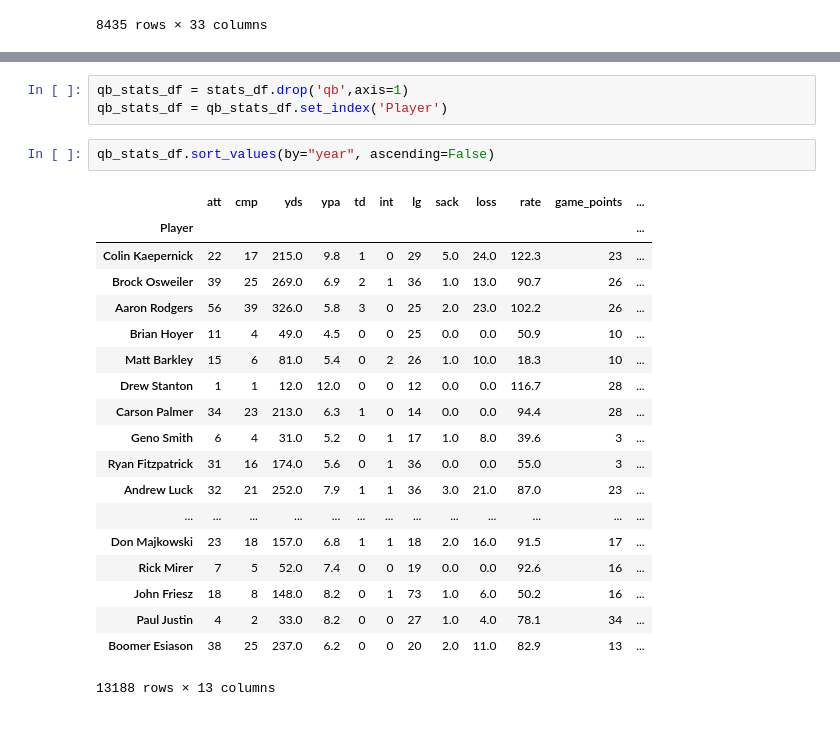
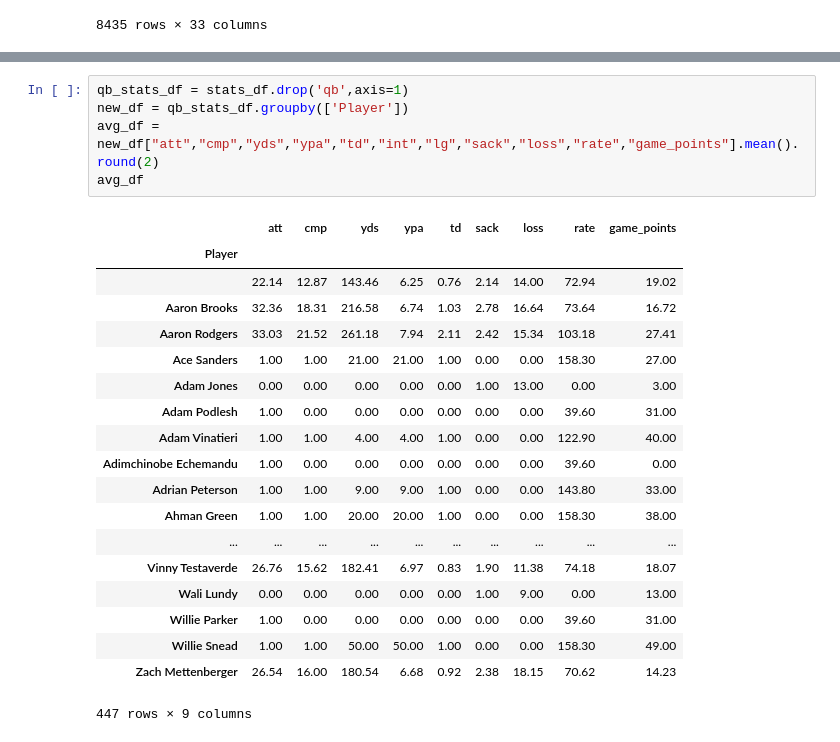
Before and after one commit to Ryanj535/NFL-ETL, a Jupyter notebook: NFL_ETL_KH.ipynb, the cells around one changed output, grey strips where cells are left out. Drawn from its saved outputs; the diff is of its cells as text.

```diff
--- a/NFL_ETL_KH.ipynb
+++ b/NFL_ETL_KH.ipynb
@@ -84,25 +89,25 @@ stats_df.head()
-# %%
-qb_stats_df = stats_df.drop('qb',axis=1)
-qb_stats_df = qb_stats_df.set_index('Player')
-# %%
-qb_stats_df.sort_values(by="year", ascending=False)
-# %% [output]
-|  | att | cmp | yds | ypa | td | int | lg | sack | loss | rate | game_points | ... |
-| Player |  |  |  |  |  |  |  |  |  |  |  | ... |
-| Colin Kaepernick | 22 | 17 | 215.0 | 9.8 | 1 | 0 | 29 | 5.0 | 24.0 | 122.3 | 23 | ... |
-| Brock Osweiler | 39 | 25 | 269.0 | 6.9 | 2 | 1 | 36 | 1.0 | 13.0 | 90.7 | 26 | ... |
-| Aaron Rodgers | 56 | 39 | 326.0 | 5.8 | 3 | 0 | 25 | 2.0 | 23.0 | 102.2 | 26 | ... |
-| Brian Hoyer | 11 | 4 | 49.0 | 4.5 | 0 | 0 | 25 | 0.0 | 0.0 | 50.9 | 10 | ... |
-| Matt Barkley | 15 | 6 | 81.0 | 5.4 | 0 | 2 | 26 | 1.0 | 10.0 | 18.3 | 10 | ... |
-| Drew Stanton | 1 | 1 | 12.0 | 12.0 | 0 | 0 | 12 | 0.0 | 0.0 | 116.7 | 28 | ... |
-| Carson Palmer | 34 | 23 | 213.0 | 6.3 | 1 | 0 | 14 | 0.0 | 0.0 | 94.4 | 28 | ... |
-| Geno Smith | 6 | 4 | 31.0 | 5.2 | 0 | 1 | 17 | 1.0 | 8.0 | 39.6 | 3 | ... |
-| Ryan Fitzpatrick | 31 | 16 | 174.0 | 5.6 | 0 | 1 | 36 | 0.0 | 0.0 | 55.0 | 3 | ... |
-| Andrew Luck | 32 | 21 | 252.0 | 7.9 | 1 | 1 | 36 | 3.0 | 21.0 | 87.0 | 23 | ... |
-| ... | ... | ... | ... | ... | ... | ... | ... | ... | ... | ... | ... | ... |
-| Don Majkowski | 23 | 18 | 157.0 | 6.8 | 1 | 1 | 18 | 2.0 | 16.0 | 91.5 | 17 | ... |
-| Rick Mirer | 7 | 5 | 52.0 | 7.4 | 0 | 0 | 19 | 0.0 | 0.0 | 92.6 | 16 | ... |
-| John Friesz | 18 | 8 | 148.0 | 8.2 | 0 | 1 | 73 | 1.0 | 6.0 | 50.2 | 16 | ... |
-| Paul Justin | 4 | 2 | 33.0 | 8.2 | 0 | 0 | 27 | 1.0 | 4.0 | 78.1 | 34 | ... |
-| Boomer Esiason | 38 | 25 | 237.0 | 6.2 | 0 | 0 | 20 | 2.0 | 11.0 | 82.9 | 13 | ... |
-13188 rows × 13 columns
+# %%
+qb_stats_df = stats_df.drop('qb',axis=1)
+new_df = qb_stats_df.groupby(['Player'])
+avg_df = new_df["att","cmp","yds","ypa","td","int","lg","sack","loss","rate","game_points"].mean().round(2)
+avg_df
+# %% [output]
+|  | att | cmp | yds | ypa | td | sack | loss | rate | game_points |
+| Player |  |  |  |  |  |  |  |  |  |
+|  | 22.14 | 12.87 | 143.46 | 6.25 | 0.76 | 2.14 | 14.00 | 72.94 | 19.02 |
+| Aaron Brooks | 32.36 | 18.31 | 216.58 | 6.74 | 1.03 | 2.78 | 16.64 | 73.64 | 16.72 |
+| Aaron Rodgers | 33.03 | 21.52 | 261.18 | 7.94 | 2.11 | 2.42 | 15.34 | 103.18 | 27.41 |
+| Ace Sanders | 1.00 | 1.00 | 21.00 | 21.00 | 1.00 | 0.00 | 0.00 | 158.30 | 27.00 |
+| Adam Jones | 0.00 | 0.00 | 0.00 | 0.00 | 0.00 | 1.00 | 13.00 | 0.00 | 3.00 |
+| Adam Podlesh | 1.00 | 0.00 | 0.00 | 0.00 | 0.00 | 0.00 | 0.00 | 39.60 | 31.00 |
+| Adam Vinatieri | 1.00 | 1.00 | 4.00 | 4.00 | 1.00 | 0.00 | 0.00 | 122.90 | 40.00 |
+| Adimchinobe Echemandu | 1.00 | 0.00 | 0.00 | 0.00 | 0.00 | 0.00 | 0.00 | 39.60 | 0.00 |
+| Adrian Peterson | 1.00 | 1.00 | 9.00 | 9.00 | 1.00 | 0.00 | 0.00 | 143.80 | 33.00 |
+| Ahman Green | 1.00 | 1.00 | 20.00 | 20.00 | 1.00 | 0.00 | 0.00 | 158.30 | 38.00 |
+| ... | ... | ... | ... | ... | ... | ... | ... | ... | ... |
+| Vinny Testaverde | 26.76 | 15.62 | 182.41 | 6.97 | 0.83 | 1.90 | 11.38 | 74.18 | 18.07 |
+| Wali Lundy | 0.00 | 0.00 | 0.00 | 0.00 | 0.00 | 1.00 | 9.00 | 0.00 | 13.00 |
+| Willie Parker | 1.00 | 0.00 | 0.00 | 0.00 | 0.00 | 0.00 | 0.00 | 39.60 | 31.00 |
+| Willie Snead | 1.00 | 1.00 | 50.00 | 50.00 | 1.00 | 0.00 | 0.00 | 158.30 | 49.00 |
+| Zach Mettenberger | 26.54 | 16.00 | 180.54 | 6.68 | 0.92 | 2.38 | 18.15 | 70.62 | 14.23 |
+447 rows × 9 columns
```
Also changed, not shown: parts of 7 cells of this notebook, 1 other file.
